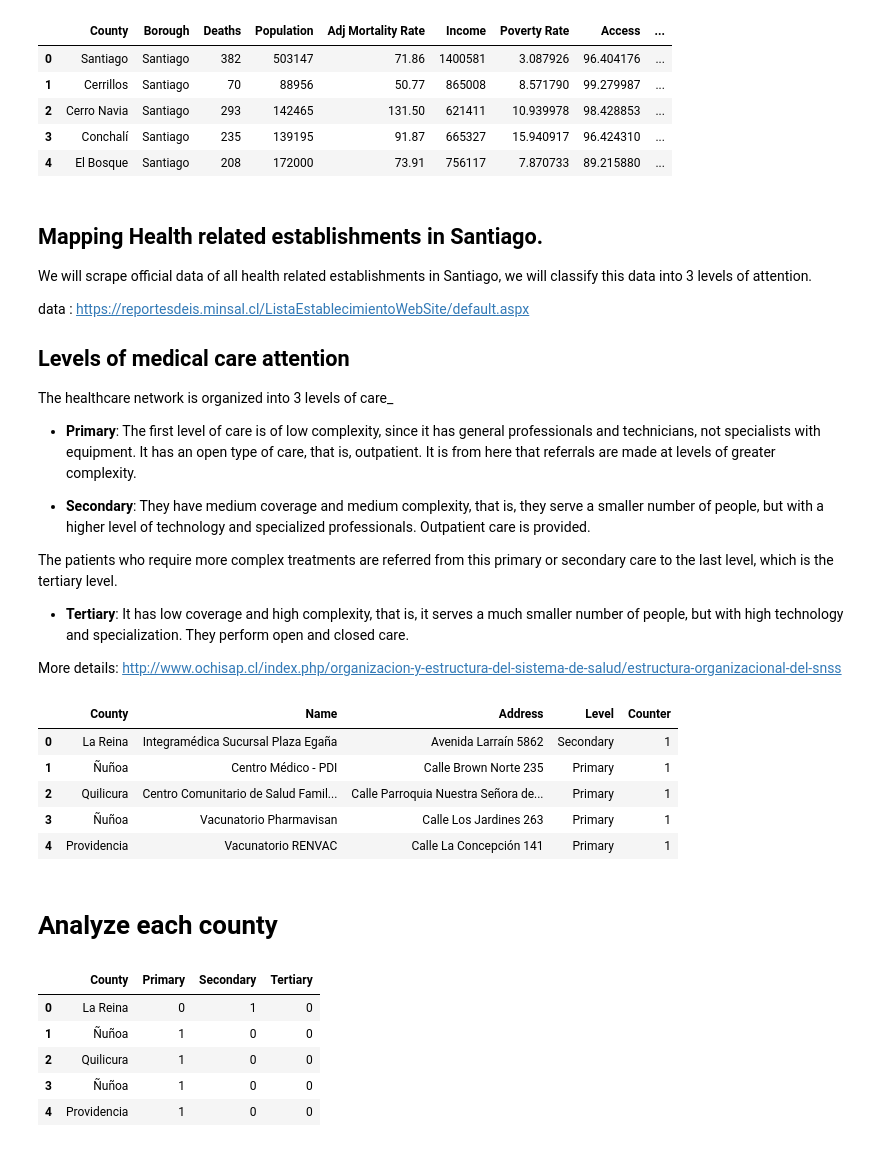
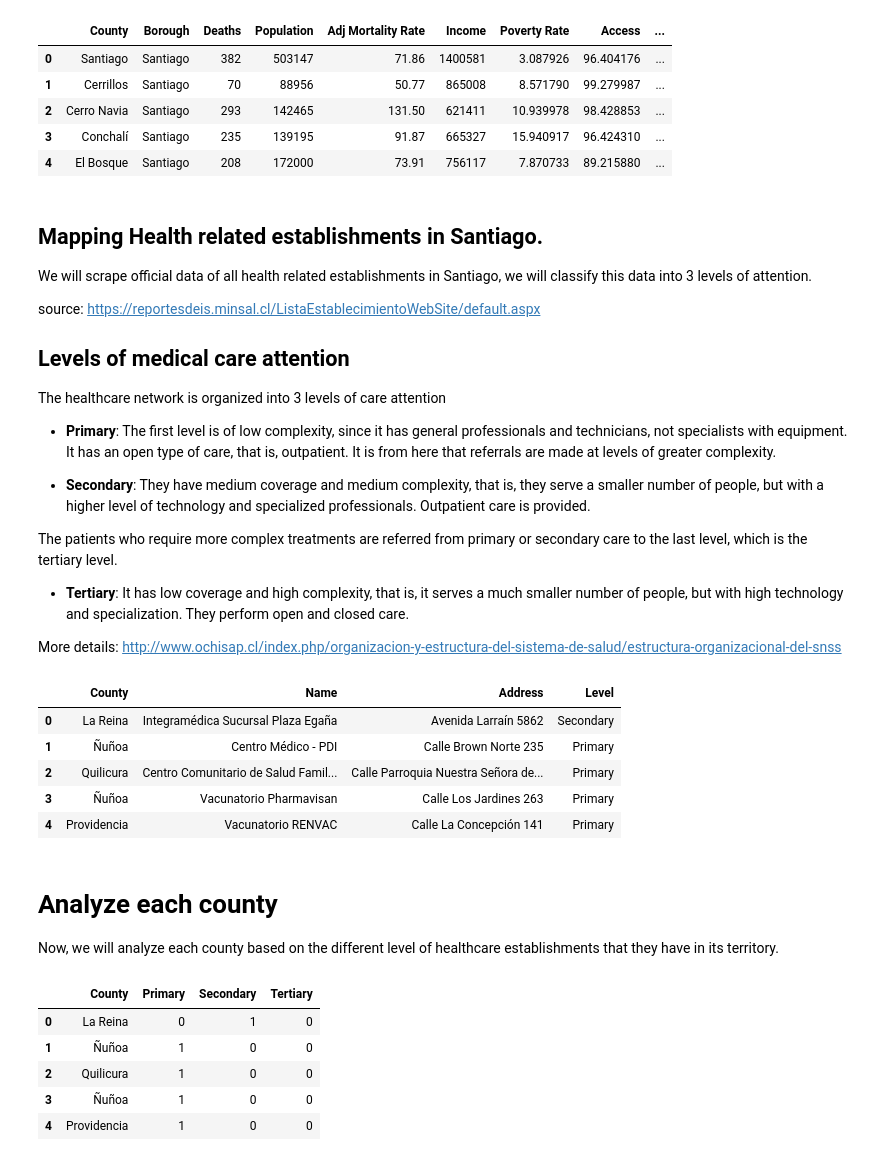
Before and after one commit to adolfoam93/Coursera_Capstone, a Jupyter notebook: IBM Coursera DF Capstone Project.ipynb, the cells around one changed output. Cells and saved outputs as stored; diff of their text form; code cells hidden in the pictures.

```diff
--- a/IBM Coursera DF Capstone Project.ipynb
+++ b/IBM Coursera DF Capstone Project.ipynb
@@ -379,17 +379,18 @@ df_stgo.head()
 
 We will scrape official data of all health related establishments in Santiago, we will classify this data into 3 levels of attention.
 
-data : https://reportesdeis.minsal.cl/ListaEstablecimientoWebSite/default.aspx
+source: https://reportesdeis.minsal.cl/ListaEstablecimientoWebSite/default.aspx
 
 ## Levels of medical care attention
 
-The healthcare network is organized into 3 levels of care_
+The healthcare network is organized into 3 levels of care attention
 
-- __Primary__: The first level of care is of low complexity, since it has general professionals and technicians, not specialists with equipment. It has an open type of care, that is, outpatient. It is from here that referrals are made at levels of greater complexity.
+- __Primary__: The first level is of low complexity, since it has general professionals and technicians, not specialists with equipment. It has an open type of care, that is, outpatient. It is from here that referrals are made at levels of greater complexity.
+
 
 - __Secondary__: They have medium coverage and medium complexity, that is, they serve a smaller number of people, but with a higher level of technology and specialized professionals. Outpatient care is provided.
 
-The patients who require more complex treatments are referred from this primary or secondary care to the last level, which is the tertiary level.
+The patients who require more complex treatments are referred from primary or secondary care to the last level, which is the tertiary level.
 
 - __Tertiary__: It has low coverage and high complexity, that is, it serves a much smaller number of people, but with high technology and specialization. They perform open and closed care.
 
@@ -428,9 +429,12 @@ for items in table2:
 # DataFrame done
 # Prelimnar Cleaning
 # Dropping unwanted establishments, for example: odontology centers.
+
+## Healthcenters not related to treating diseases like COVID-19 will not be taken into consideration. ##
+
 drop_keys = ['Centro Odontológico', 'Clínica MEDS', 'Clínica Psiquiátrica', 'Clínica Vida',
             'Clínica Psiquiatrica','Clínica Recuperación','Clínica Psicoterapia','Clínica WLK','Clínica Dermacross',
-            'Clínica Orema', 'Clínica Milano', 'Centro de Referencia de Salud San Rafael',
+            'Clínica Orema', 'Clínica Milano',
             'Rehabilitación', 'Oftalmológico', 'gestionadas', 'CONIN', 'Psiquiátrica', 'Santiago 1', 'Dental',
             'Estética', 'Pensionados','Odontológicas','Odontológica', 'Hernández','Gestionadas','Sangre',
             'Pensionado', 'Nicolás', 'Mamaria', 'Aeronáutica', 'Cristóbal']
@@ -465,42 +469,44 @@ for primary in primario:
     classify = list(map(int, classify))
 
     #df_h.loc[classify, 'Category'] = primary
     df_h.loc[classify, 'Level'] = 'Primary'
 
 # Secondary classification
 for secondary in secundario:
     df_h = df_h.reset_index(drop = True)
     classify = df_h[df_h['Name'].str.contains(secondary)].index.to_list()
     classify = list(map(int, classify))
 
     #df_h.loc[classify, 'Category'] = secondary
     df_h.loc[classify, 'Level'] = 'Secondary'
 
 # Terciary classification
 for tertiary in terciario:
     df_h = df_h.reset_index(drop = True)
     classify = df_h[df_h['Name'].str.contains(tertiary)].index.to_list()
     classify = list(map(int, classify))
 
     #df_h.loc[classify, 'Category'] = tertiary
     df_h.loc[classify, 'Level'] = 'Tertiary'
 
-df_h['Counter'] = 1
+#df_h['Counter'] = 1
 df_h = df_h.reset_index(drop = True)
 
 indx = df_h[df_h['County'] == 'Maipu'].index
 df_h.loc[indx, 'County'] = 'Maipú'
 
 df_h.head()
 # %% [output]
-|  | County | Name | Address | Level | Counter |
-| 0 | La Reina | Integramédica Sucursal Plaza Egaña | Avenida Larraín 5862 | Secondary | 1 |
-| 1 | Ñuñoa | Centro Médico - PDI | Calle Brown Norte 235 | Primary | 1 |
-| 2 | Quilicura | Centro Comunitario de Salud Famil... | Calle Parroquia Nuestra Señora de... | Primary | 1 |
-| 3 | Ñuñoa | Vacunatorio Pharmavisan | Calle Los Jardines 263 | Primary | 1 |
-| 4 | Providencia | Vacunatorio RENVAC | Calle La Concepción 141 | Primary | 1 |
+|  | County | Name | Address | Level |
+| 0 | La Reina | Integramédica Sucursal Plaza Egaña | Avenida Larraín 5862 | Secondary |
+| 1 | Ñuñoa | Centro Médico - PDI | Calle Brown Norte 235 | Primary |
+| 2 | Quilicura | Centro Comunitario de Salud Famil... | Calle Parroquia Nuestra Señora de... | Primary |
+| 3 | Ñuñoa | Vacunatorio Pharmavisan | Calle Los Jardines 263 | Primary |
+| 4 | Providencia | Vacunatorio RENVAC | Calle La Concepción 141 | Primary |
-# %% [markdown]
-# Analyze each county
+# %% [markdown]
+# Analyze each county
+
+Now, we will analyze each county based on the different level of healthcare establishments that they have in its territory.
 # %%
 # one hot encoding
 df_h_onehot = pd.get_dummies(df_h[['Level']], prefix="", prefix_sep="")
```
Also changed, not shown: parts of 60 cells of this notebook, 1 other file.
